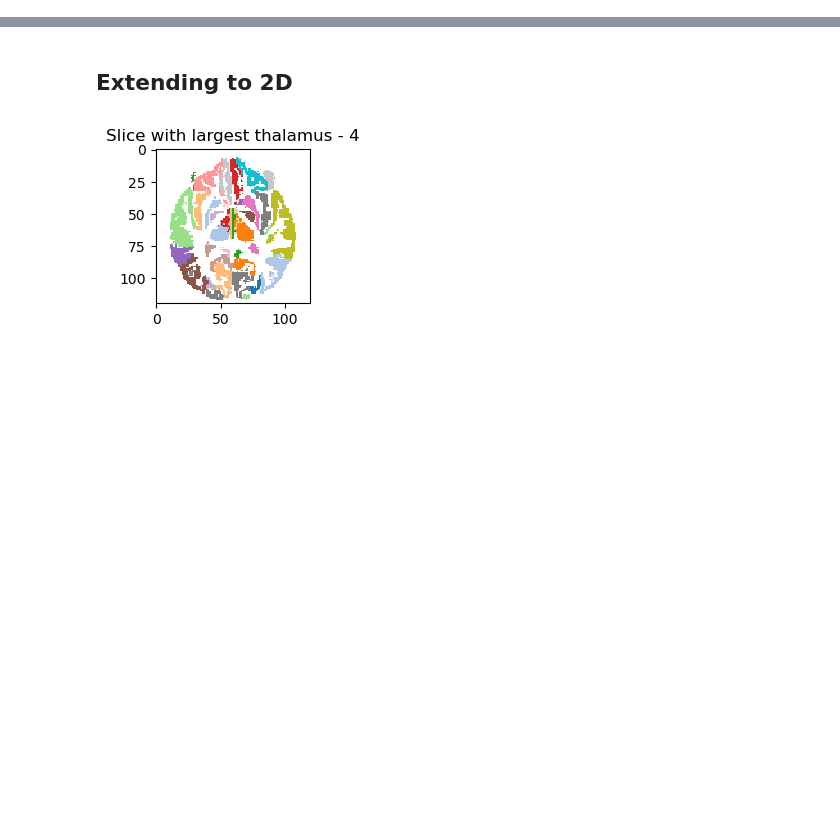
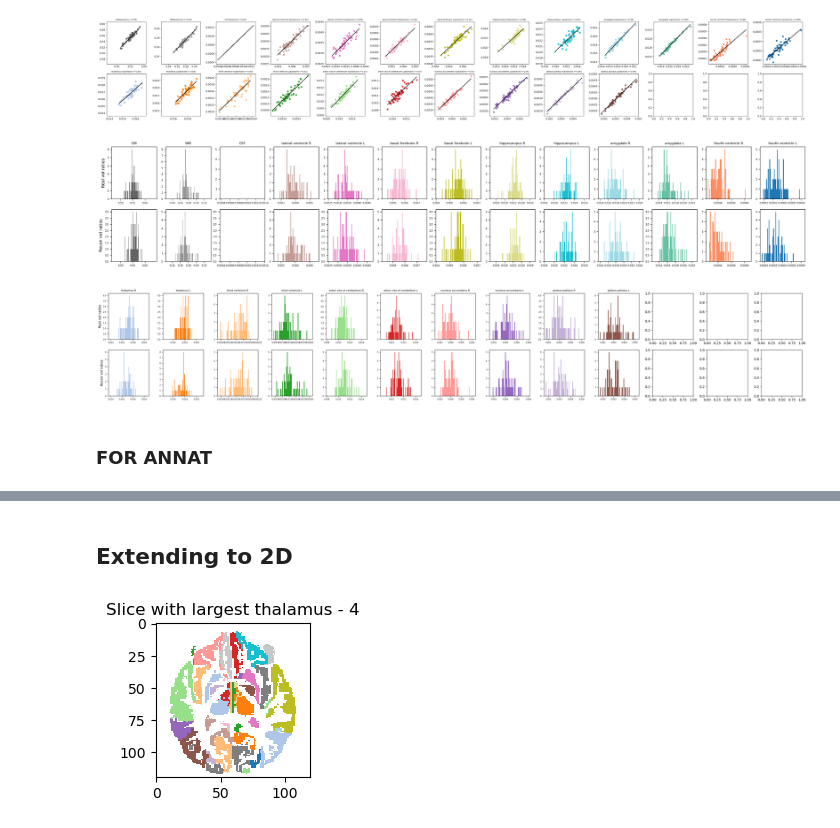
Before and after one commit to jessicabohm/UNIT, a Jupyter notebook: evaluate_anat_synth.ipynb, the cells around one changed output, grey strips where cells are left out. Saved outputs shown, nothing was run; the diff lists cells and outputs as text; code cells hidden in the pictures; blank space fills up the shorter version.

```diff
--- a/evaluate_anat_synth.ipynb
+++ b/evaluate_anat_synth.ipynb
@@ -166,3 +369,18 @@ plt.show()
+# %%
+real_imgs_path = "./datasets/comb/mouse_test/"
+recon_imgs_path = "../VQ-VAE/save_trains/UNET/train_mouse_film_vae_kl_anneal/recon_images_best/"
+
+
+recon_vol_ratios = compute_common_vol_ratios(recon_imgs_path)
+real_vol_ratios = compute_common_vol_ratios(real_imgs_path)
+
+plot_vol_ratios(real_vol_ratios, recon_vol_ratios, struct_names, plot_scatter=True)
+# %% [output]
+[figure, added]
+[figure, added]
+[figure, added]
+# %% [markdown]
+### FOR ANNAT
 # %%
 # 1. Print real vs synth
 
```
Also changed, not shown: parts of 9 cells of this notebook, 7 other files.
